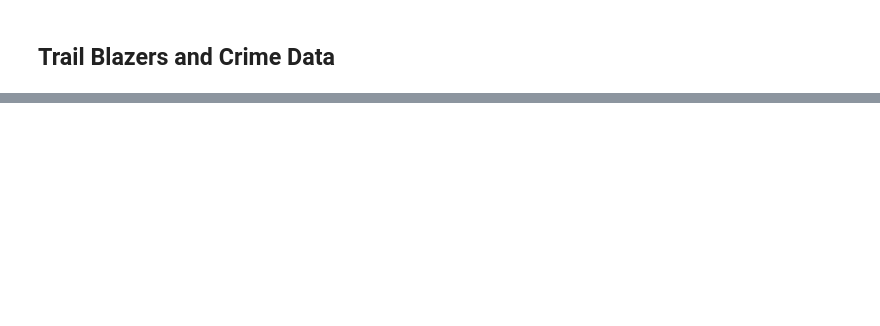
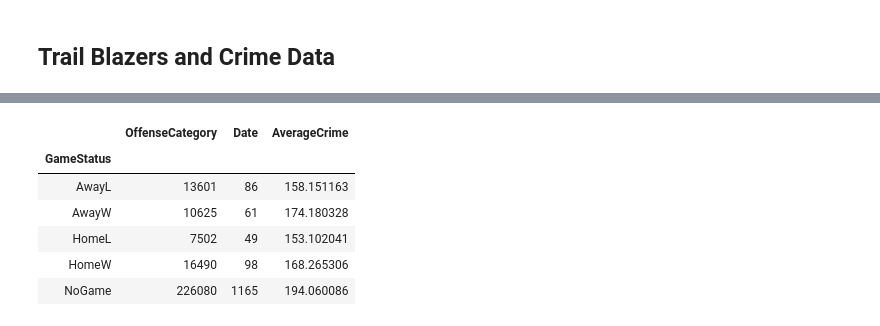
Before and after one commit to shaymusmc/Crime_TrailBlazers, a Jupyter notebook: Crime_TrailBlazers_Data.ipynb, the cells around one changed output, grey strips where cells are left out. Saved outputs shown, nothing was run; the diff lists cells and outputs as text; code cells hidden in the pictures; blank space fills up the shorter version.

```diff
--- a/Crime_TrailBlazers_Data.ipynb
+++ b/Crime_TrailBlazers_Data.ipynb
@@ -221,0 +206,16 @@ grouped_table.to_csv('Output/day_of_week_inseason.csv')
+# %%
+total_table = merge_table.groupby(['GameStatus']).agg(
+    {'OffenseCategory':'count',
+     'Date':'nunique'
+    }
+)
+total_table['AverageCrime'] = total_table['OffenseCategory']/total_table['Date']
+total_table
+# %% [output]
+|  | OffenseCategory | Date | AverageCrime |
+| GameStatus |  |  |  |
+| AwayL | 13601 | 86 | 158.151163 |
+| AwayW | 10625 | 61 | 174.180328 |
+| HomeL | 7502 | 49 | 153.102041 |
+| HomeW | 16490 | 98 | 168.265306 |
+| NoGame | 226080 | 1165 | 194.060086 |
```
Also changed, not shown: parts of 17 cells of this notebook, 5 other files.
